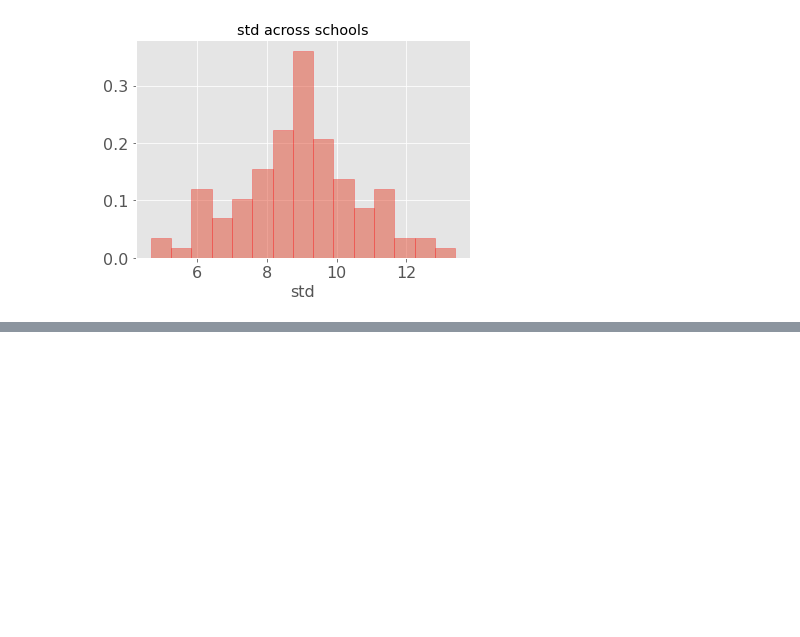
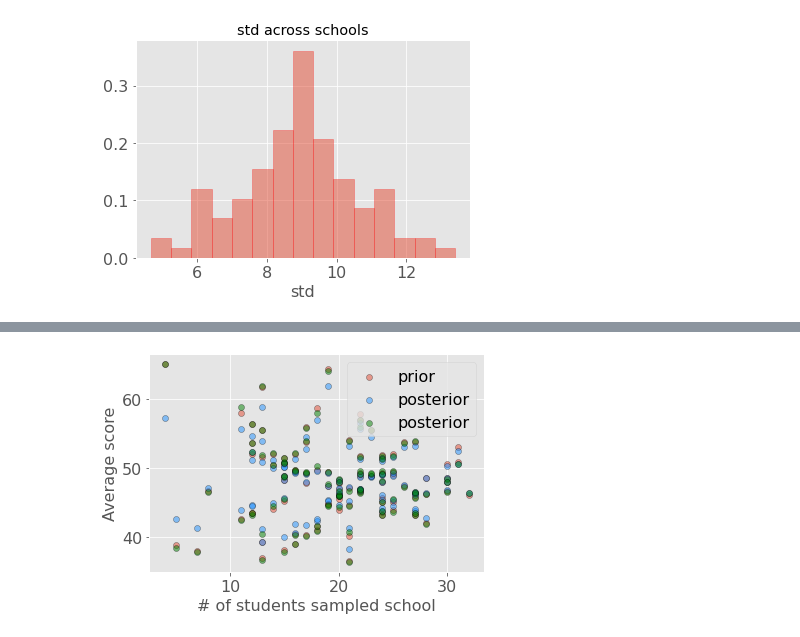
Before and after one commit to JulietteFranque/SDS383D_JF, a Jupyter notebook: exercises-04/notebooks/math_scores.ipynb, the cells around one changed output, grey strips where cells are left out. Cells and saved outputs as stored; diff of their text form; code cells hidden in the pictures; blank space fills up the shorter version.

```diff
--- a/exercises-04/notebooks/math_scores.ipynb
+++ b/exercises-04/notebooks/math_scores.ipynb
@@ -92,0 +165,10 @@ plt.xlabel('std', fontsize=16);
+# %%
+plt.scatter(group.size(), group.mean(), alpha=.5, edgecolor='black', label='prior');
+plt.scatter(group.size(), gibbs.traces['theta'].mean(axis=0), color='dodgerblue', alpha=.5, edgecolor='black', label='posterior');
+plt.scatter(group.size(), theta_means, color='green', alpha=.5, edgecolor='black', label='posterior');
+
+plt.xlabel('# of students sampled school', fontsize=16)
+plt.legend()
+plt.ylabel('Average score', fontsize=16);
+# %% [output]
+[figure, added]
```
Also changed, not shown: parts of 7 cells of this notebook, 8 other files.
